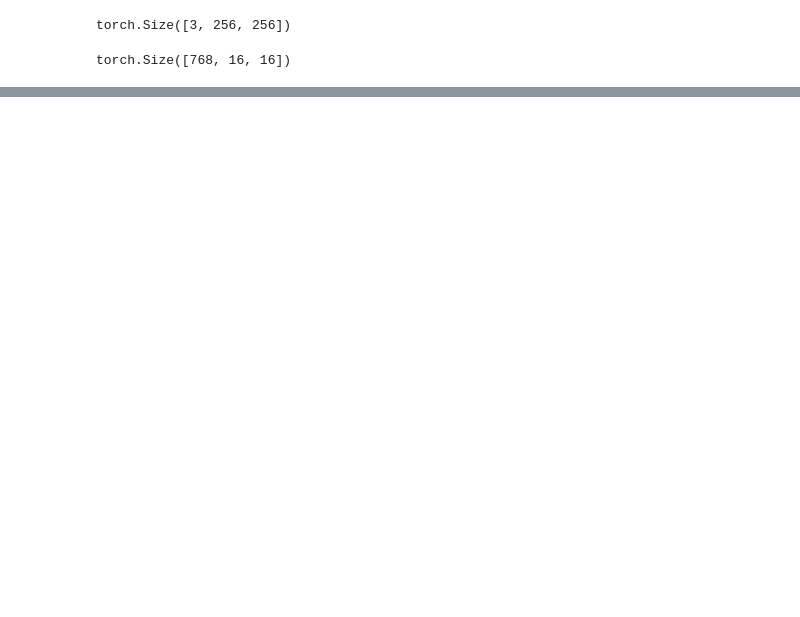
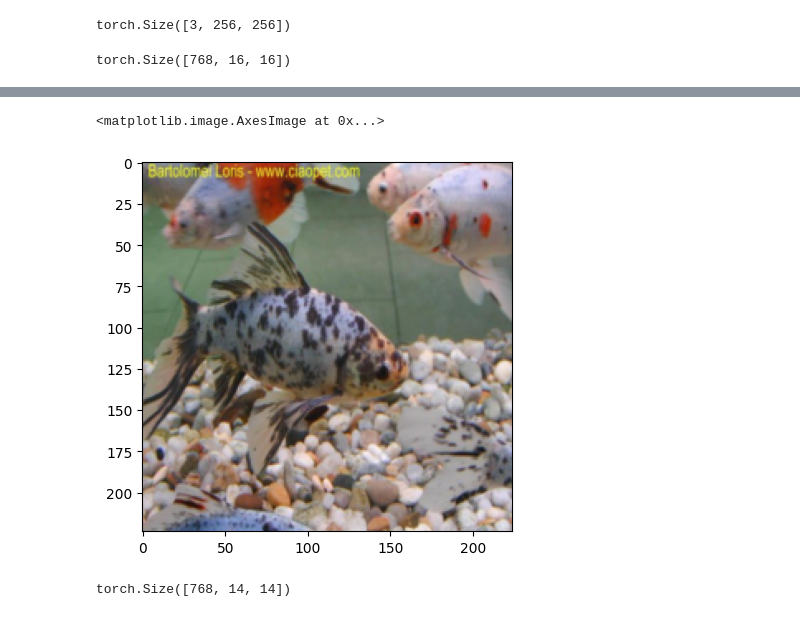
Before and after one commit to pranavknayak/XAI-Project, a Jupyter notebook: ViT.ipynb, the cells around one changed output, grey strips where cells are left out. Drawn from its saved outputs; the diff is of its cells as text; code cells hidden in the pictures; blank space fills up the shorter version.

```diff
--- a/ViT.ipynb
+++ b/ViT.ipynb
@@ -66,0 +85,5 @@ ax.scatter3D(xdata, ydata, zdata, c = zdata, cmap='Greens')
+# %%
+plt.imshow(img_tensor.permute(1, 2, 0))
+# %% [output]
+<matplotlib.image.AxesImage at 0x...>
+[figure, added]
@@ -66,0 +92,4 @@ ax.scatter3D(xdata, ydata, zdata, c = zdata, cmap='Greens')
+# %%
+embedding.size()
+# %% [output]
+torch.Size([768, 14, 14])
```
Also changed, not shown: parts of 14 cells of this notebook, 1 other file.
